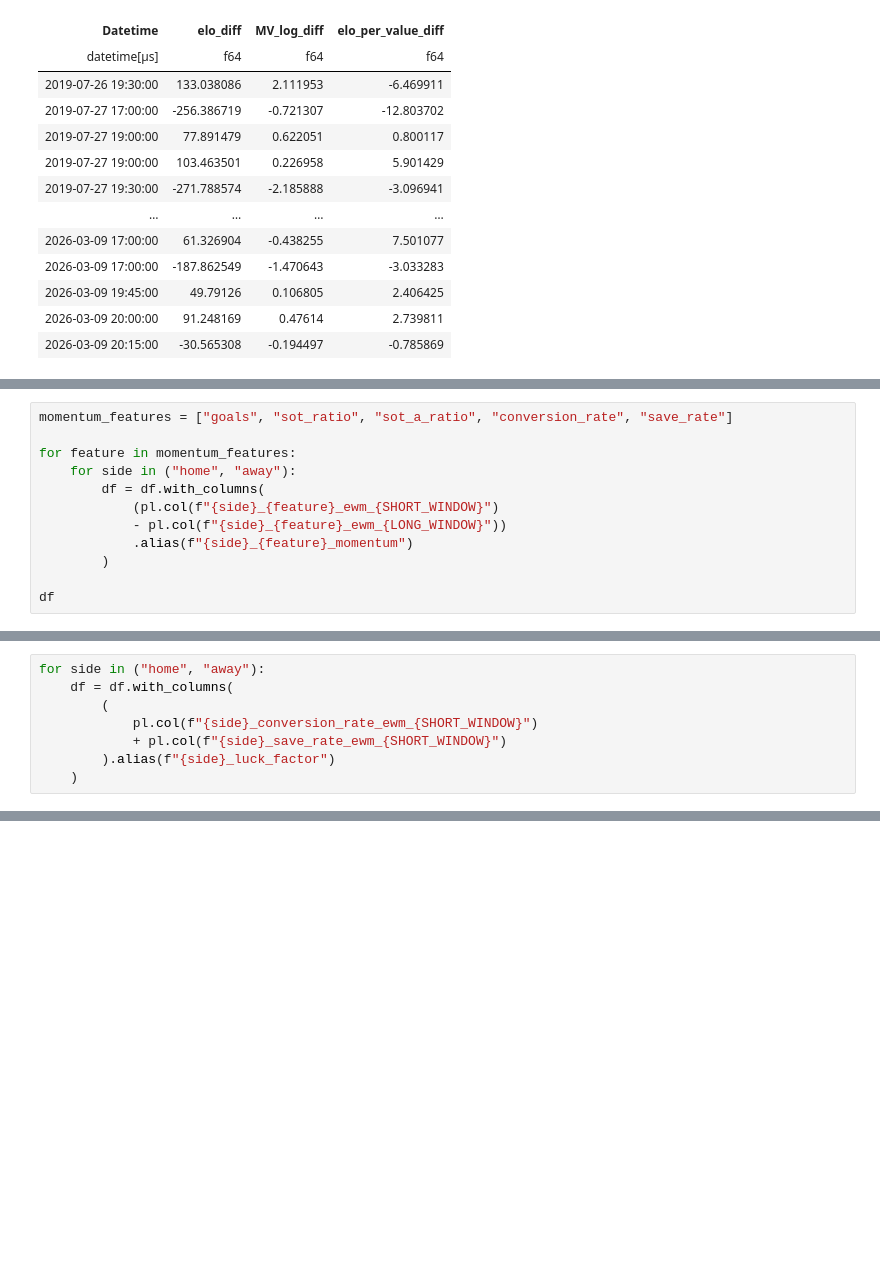
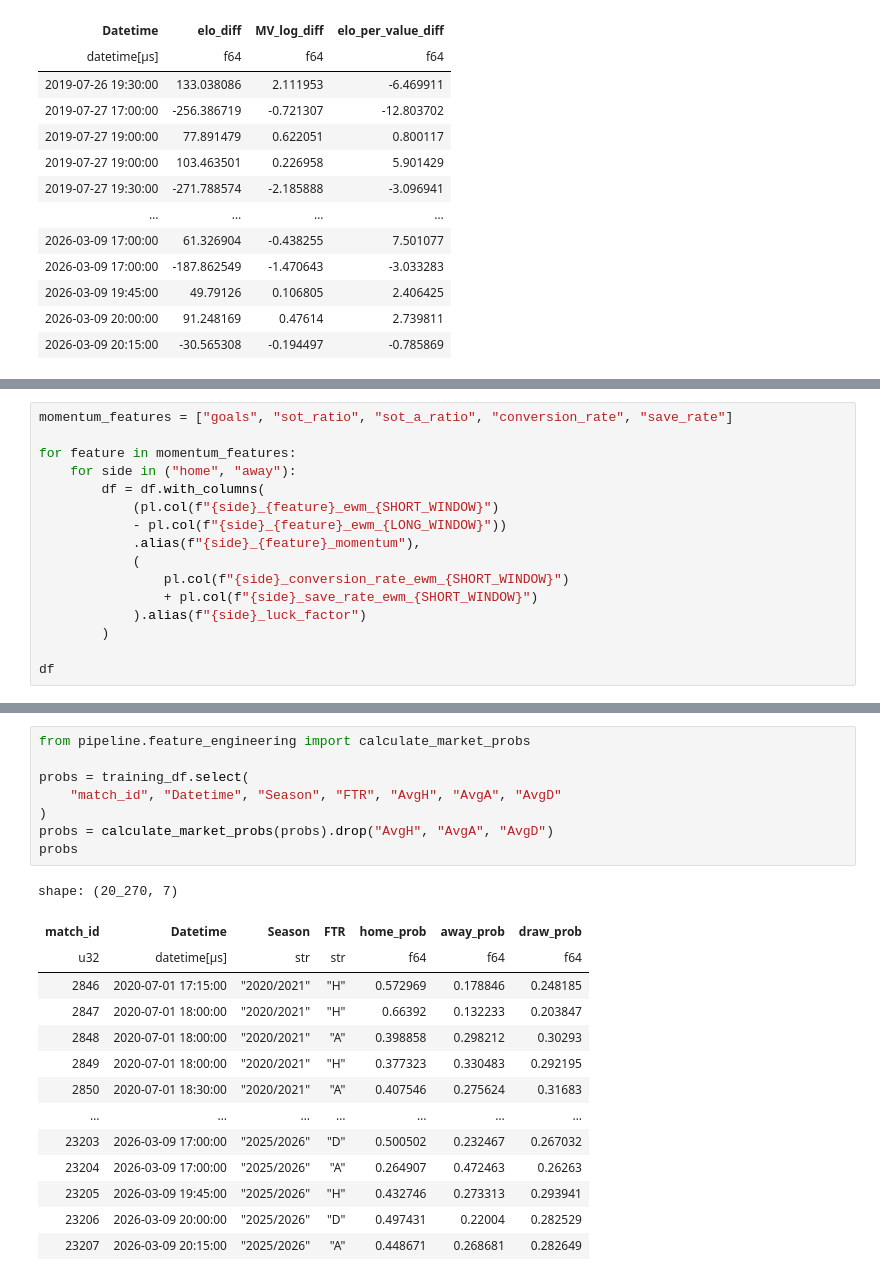
Before and after one commit to Uzu-Tech/model-sports-betting-icl-axioms-comp, a Jupyter notebook: strategy.ipynb, the cells around one changed output, grey strips where cells are left out. Saved outputs shown, nothing was run; the diff lists cells and outputs as text; blank space fills up the shorter version.

```diff
--- a/strategy.ipynb
+++ b/strategy.ipynb
@@ -262,7 +303,11 @@ for feature in momentum_features:
         df = df.with_columns(
             (pl.col(f"{side}_{feature}_ewm_{SHORT_WINDOW}")
             - pl.col(f"{side}_{feature}_ewm_{LONG_WINDOW}"))
-            .alias(f"{side}_{feature}_momentum")
+            .alias(f"{side}_{feature}_momentum"),
+            (
+                pl.col(f"{side}_conversion_rate_ewm_{SHORT_WINDOW}")
+                + pl.col(f"{side}_save_rate_ewm_{SHORT_WINDOW}")
+            ).alias(f"{side}_luck_factor")
         )
 
 df
@@ -281,11 +326,3 @@ shape: (23_017, 70)
 | 23205 | 2026-03-09 19:45:00 | "ITA" | "Lazio" | "Sassuolo" | "H" | 2 | 1 | 13 | 7 | 5 | ... |
 | 23206 | 2026-03-09 20:00:00 | "ESP" | "Espanol" | "Oviedo" | "D" | 1 | 1 | 28 | 6 | 9 | ... |
 | 23207 | 2026-03-09 20:15:00 | "POR" | "Tondela" | "Rio Ave" | "A" | 0 | 1 | 6 | 9 | 2 | ... |
-# %%
-for side in ("home", "away"):
-    df = df.with_columns(
-        (
-            pl.col(f"{side}_conversion_rate_ewm_{SHORT_WINDOW}")
-            + pl.col(f"{side}_save_rate_ewm_{SHORT_WINDOW}")
-        ).alias(f"{side}_luck_factor")
-    )
@@ -643,0 +439,23 @@ away_conversion_rate_momentum 0.0 0.004 0.007
+# %%
+from pipeline.feature_engineering import calculate_market_probs
+
+probs = training_df.select(
+    "match_id", "Datetime", "Season", "FTR", "AvgH", "AvgA", "AvgD"
+)
+probs = calculate_market_probs(probs).drop("AvgH", "AvgA", "AvgD")
+probs
+# %% [output]
+shape: (20_270, 7)
+| match_id | Datetime | Season | FTR | home_prob | away_prob | draw_prob |
+| u32 | datetime[μs] | str | str | f64 | f64 | f64 |
+| 2846 | 2020-07-01 17:15:00 | "2020/2021" | "H" | 0.572969 | 0.178846 | 0.248185 |
+| 2847 | 2020-07-01 18:00:00 | "2020/2021" | "H" | 0.66392 | 0.132233 | 0.203847 |
+| 2848 | 2020-07-01 18:00:00 | "2020/2021" | "A" | 0.398858 | 0.298212 | 0.30293 |
+| 2849 | 2020-07-01 18:00:00 | "2020/2021" | "H" | 0.377323 | 0.330483 | 0.292195 |
+| 2850 | 2020-07-01 18:30:00 | "2020/2021" | "A" | 0.407546 | 0.275624 | 0.31683 |
+| … | … | … | … | … | … | … |
+| 23203 | 2026-03-09 17:00:00 | "2025/2026" | "D" | 0.500502 | 0.232467 | 0.267032 |
+| 23204 | 2026-03-09 17:00:00 | "2025/2026" | "A" | 0.264907 | 0.472463 | 0.26263 |
+| 23205 | 2026-03-09 19:45:00 | "2025/2026" | "H" | 0.432746 | 0.273313 | 0.293941 |
+| 23206 | 2026-03-09 20:00:00 | "2025/2026" | "D" | 0.497431 | 0.22004 | 0.282529 |
+| 23207 | 2026-03-09 20:15:00 | "2025/2026" | "A" | 0.448671 | 0.268681 | 0.282649 |
```
Also changed, not shown: parts of 64 cells of this notebook, 5 other files.
